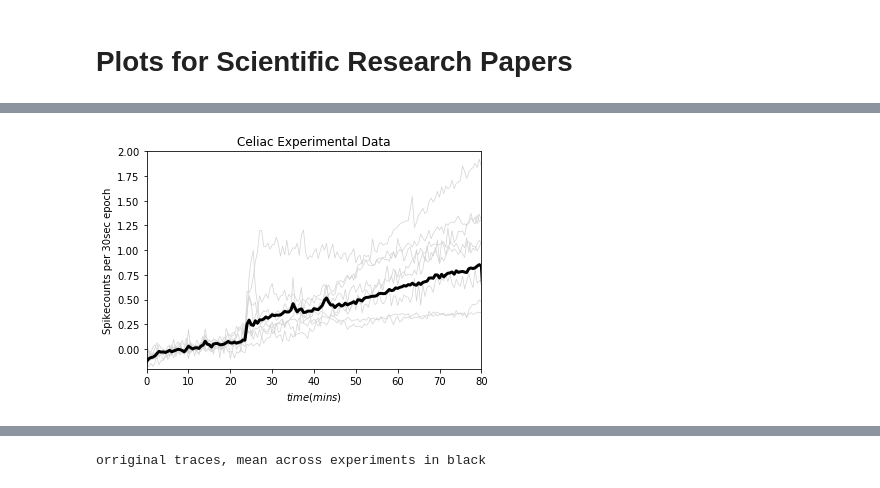
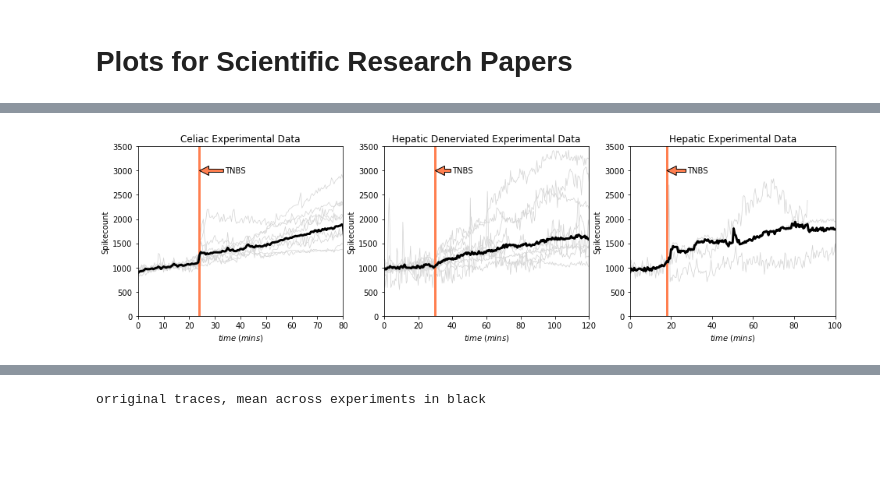
Before and after one commit to eosg/ScientificPaper_NeuralResponsePlots, a Jupyter notebook: Plots for afferent paper.ipynb, the cells around one changed output, grey strips where cells are left out. Drawn from its saved outputs; the diff is of its cells as text; code cells hidden in the pictures; blank space fills up the shorter version.

Commit message:
Plots ready for publishing 5/06/2017

```diff
--- a/Plots for afferent paper.ipynb
+++ b/Plots for afferent paper.ipynb
@@ -11,6 +11,10 @@ import scipy.io
 
 linenarrow=0.7  #plot line width, thin traces of individual experiments
 linemeanwidth=3.0 #plot line width of thick traces (mean of all experiments)
+tnbs_time=[1440,1800,1080] #CEL, HEPDN, HEP'
+tnbs_markerColour='coral'
+
+plt.figure(figsize=(16, 4))
 
 # load data from textfile
 DataAff = scipy.io.loadmat('AfferentDataDetrendposttnbs.mat')
@@ -23,13 +27,24 @@ taxis = np.arange(0.0, max(CelAff.shape)*30, 30)
 num_nonzero_cols = (CelAff != 0).sum(1)  #find the denominator for mean calculation
 allexp = CelAff[:, 2:min(CelAff.shape)-1];
 
-for i in range(min(CelAff.shape)-1):
-    if i is min(CelAff.shape)-2:
-        #Plot the mean with thick black line
-        meanExps = np.mean(CelAff[:, 2:min(CelAff.shape)-1]/np.mean(CelAff[0:40, [i+1]]), axis=1)
-        plt.plot(taxis/60, meanExps/np.mean(meanExps[0:40])-1, 'black',linewidth=linemeanwidth)
+for i in range(min(CelAff.shape)):
+    plt.subplot(131)
+    if i is min(CelAff.shape)-1:
+        #plot vertical line for TNBS marker
         #meanExpsAlternative=(allexp.sum(1)/np.mean(allexp[0:40]))/num_nonzero_cols
         #plt.plot(taxis/60, meanExpsAlternative, 'grey',linewidth=linemeanwidth)
+        plt.plot([tnbs_time[0]/60,tnbs_time[0]/60],[0,4000],tnbs_markerColour, linewidth=linemeanwidth)
+        plt.annotate('TNBS', xy=(tnbs_time[0]/60, 3000), xytext=(tnbs_time[0]/60+10, 2950),
+            arrowprops=dict(facecolor=tnbs_markerColour, shrink=2),
+            )
+        #Plot the mean with thick black line
+        #meanExps = np.mean(CelAff[:, 2:min(CelAff.shape)-1]/np.mean(CelAff[0:40, [i+1]]), axis=1)
+        #meanExps = np.mean(CelAff[:, 1:min(CelAff.shape)-1], axis=1)
+        selectedcols=CelAff.take([1,2,3,4,5,6,7,8,9],axis=1)
+        meanExps = np.mean(selectedcols, axis=1)
+        cel1test=meanExps/np.mean(meanExps[0:40])*1000
+        #print(meanExps[128:131])
+        plt.plot(taxis/60, (meanExps/np.mean(meanExps[0:40])*1000), 'black',linewidth=linemeanwidth)
     else:
         #plot all the individual experiments with thin grey lines
         Expvals = CelAff[:, [i+1]];
@@ -38,15 +53,17 @@ for i in range(min(CelAff.shape)-1):
         NonZeroExpvals = np.array(NonZeroExpvals) #make numpy array to allow later maths manipulation
         taxis_nz = [taxis[i] for i in NonZeroind] #make numpy array to allow later maths manipulation
         taxis_nz = np.array(taxis_nz)
-        plt.plot(taxis_nz/60, NonZeroExpvals/np.mean(CelAff[0:40, [i+1]])-1, 'lightgrey',linewidth=linenarrow)
-        plt.xlabel(r'$time (mins)$')
-        plt.ylabel('Spikecounts per 30sec epoch')
+
+        plt.plot(taxis_nz/60, (NonZeroExpvals/np.mean(CelAff[0:40, [i+1]])*1000), 'lightgrey',linewidth=linenarrow)
+        plt.xlabel(r'$time\;(mins)$')
+        plt.ylabel('Spikecount')
         plt.title('Celiac Experimental Data')
-        plt.axis([0, 80, -0.2, 2])
+        #plt.axis([0, 80, -0.2, 2])
+        plt.axis([0, 80, 0, 3500])
 
 
 
-plt.show()
+#plt.show()
 
 HepDNAff=DataAff['HepAffDenervateddetrend']  #extracts dictionary items for CelAffdetrend into a numpy.ndarray
 
@@ -55,11 +72,18 @@ num_nonzero_cols  = (HepDNAff != 0).sum(1)  #find the demoninator for mean calcu
 allexp=HepDNAff[:, 2:min(HepDNAff.shape)-1];
 
 for i in range(min(HepDNAff.shape)-1):
+    plt.subplot(132)
     if i is min(HepDNAff.shape)-2:
-        meanExps=np.mean(HepDNAff[:, 2:min(HepDNAff.shape)-1]/np.mean(HepDNAff[0:40, [i+1]]), axis=1)
-        plt.plot(taxis/60, meanExps/np.mean(meanExps[0:40])-1, 'black',linewidth=linemeanwidth)
         #meanExpsAlternative=(allexp.sum(1)/np.mean(allexp[0:40]))/num_nonzero_cols
         #plt.plot(taxis/60, meanExpsAlternative, 'grey',linewidth=linemeanwidth)
+        plt.plot([tnbs_time[1]/60,tnbs_time[1]/60],[0,4000],tnbs_markerColour, linewidth=linemeanwidth)
+        plt.annotate('TNBS', xy=(tnbs_time[1]/60, 3000), xytext=(tnbs_time[1]/60+10, 2950),
+            arrowprops=dict(facecolor=tnbs_markerColour, shrink=2),
+            )
+        #meanExps=np.mean(HepDNAff[:, 2:min(HepDNAff.shape)-1]/np.mean(HepDNAff[0:40, [i+1]]), axis=1)
+        selectedcols=HepDNAff.take([1,2,3,4,5,6,7,8,9,10],axis=1)
+        meanExps = np.mean(selectedcols, axis=1)
+        plt.plot(taxis/60, (meanExps/np.mean(meanExps[0:40])*1000), 'black',linewidth=linemeanwidth)
     else:
         Expvals=HepDNAff[:, [i+1]];
         NonZeroind=[i for i, e in enumerate(Expvals) if e != 0]
@@ -67,40 +91,56 @@ for i in range(min(HepDNAff.shape)-1):
         NonZeroExpvals=np.array(NonZeroExpvals) #make numpy array to allow later maths manipulation
         taxis_nz=[taxis[i] for i in NonZeroind] #make numpy array to allow later maths manipulation
         taxis_nz=np.array(taxis_nz)
-        plt.plot(taxis_nz/60, NonZeroExpvals/np.mean(HepDNAff[0:40, [i+1]])-1, 'lightgrey',linewidth=linenarrow)
-        plt.xlabel(r'$time (mins)$')
+        plt.plot(taxis_nz/60, (NonZeroExpvals/np.mean(HepDNAff[0:40, [i+1]])*1000), 'lightgrey',linewidth=linenarrow)
+        plt.xlabel(r'$time\;(mins)$')
         plt.ylabel('Spikecount')
         plt.title('Hepatic Denerviated Experimental Data')
-        plt.axis([0, 120, -0.2, 2])
+        #plt.axis([0, 120, -0.2, 2])
+        plt.axis([0, 120, 0, 3500])
 
 
-plt.show()
+#plt.show()
 
 
-HepDNAff=DataAff['HepAffdetrend']  #extracts dictionar items for HepAff into a numpy.ndarray
+HepAff=DataAff['HepAffdetrend']  #extracts dictionar items for HepAff into a numpy.ndarray
 
-taxis=np.arange(0.0, max(HepDNAff.shape)*30, 30)
-num_nonzero_cols  = (HepDNAff != 0).sum(1)  #find the demoninator for mean calculation
-allexp=HepDNAff[:, 2:min(HepDNAff.shape)-1];
+taxis=np.arange(0.0, max(HepAff.shape)*30, 30)
+num_nonzero_cols  = (HepAff != 0).sum(1)  #find the demoninator for mean calculation
+allexp=HepAff[:, 2:min(HepAff.shape)-1];
 
-for i in range(min(HepDNAff.shape)-1):
-    if i is min(HepDNAff.shape)-2:
-        meanExps=np.mean(HepDNAff[:, 2:min(HepDNAff.shape)-1]/np.mean(HepDNAff[0:40, [i+1]]), axis=1)
-        plt.plot(taxis/60, meanExps/np.mean(meanExps[0:40])-1, 'black',linewidth=linemeanwidth)
+for i in range(min(HepAff.shape)):
+    #print(HepDNAff.shape)
+    plt.subplot(133)
+    if i is min(HepAff.shape)-1:
+        plt.plot([tnbs_time[2]/60,tnbs_time[2]/60],[0,4000],tnbs_markerColour, linewidth=linemeanwidth)
+        plt.annotate('TNBS', xy=(tnbs_time[2]/60, 3000), xytext=(tnbs_time[2]/60+10, 2950),
+            arrowprops=dict(facecolor=tnbs_markerColour, shrink=2),
+            )
+        print(min(HepAff.shape)-1)
+        selectedcols=HepAff.take([1,2,3],axis=1)
+        meanExps = np.mean(selectedcols, axis=1)
+        #meanExps=np.mean(HepAff[:, 1:min(HepAff.shape)-1]/np.mean(HepAff[0:40, [i+1]]), axis=1)
+        ###meanExps = np.mean(HepAff[:, 1:min(HepAff.shape)-1], axis=1)
+        #meanExps=np.mean(HepDNAff[:, 2:min(HepAff.shape)-1]/np.mean(HepAff[0:40, [i+1]]), axis=1)
+        #print(meanExps)
+        #print(normfactor)
+        plt.plot(taxis/60, (meanExps/np.mean(meanExps[0:40])*1000), 'black',linewidth=linemeanwidth)
         #meanExpsAlternative=(allexp.sum(1)/np.mean(allexp[0:40]))/num_nonzero_cols
         #plt.plot(taxis/60, meanExpsAlternative, 'grey',linewidth=linemeanwidth)
     else:
-        Expvals=HepDNAff[:, [i+1]];
+        print(i+1)
+        Expvals=HepAff[:, [i+1]];
         NonZeroind=[i for i, e in enumerate(Expvals) if e != 0]
         NonZeroExpvals=[Expvals[i] for i in NonZeroind]
         NonZeroExpvals=np.array(NonZeroExpvals) #make numpy array to allow later maths manipulation
         taxis_nz=[taxis[i] for i in NonZeroind] #make numpy array to allow later maths manipulation
         taxis_nz=np.array(taxis_nz)
-        plt.plot(taxis_nz/60, NonZeroExpvals/np.mean(HepDNAff[0:40, [i+1]])-1, 'lightgrey',linewidth=linenarrow)
-        plt.xlabel(r'$time (mins)$')
+        plt.plot(taxis_nz/60, (NonZeroExpvals/np.mean(HepAff[0:40, [i+1]])*1000), 'lightgrey',linewidth=linenarrow)
+        plt.xlabel(r'$time\;(mins)$')
         plt.ylabel('Spikecount')
         plt.title('Hepatic Experimental Data')
-        plt.axis([0, 100, -0.2, 2])
+        plt.axis([0, 100, 0, 3500])
+
 
 plt.show()
 # %% [output]
@@ -107 +151 @@ plt.show()
-[figure, old version]
+[figure, new version]
```
Also changed, not shown: parts of 2 cells of this notebook.
